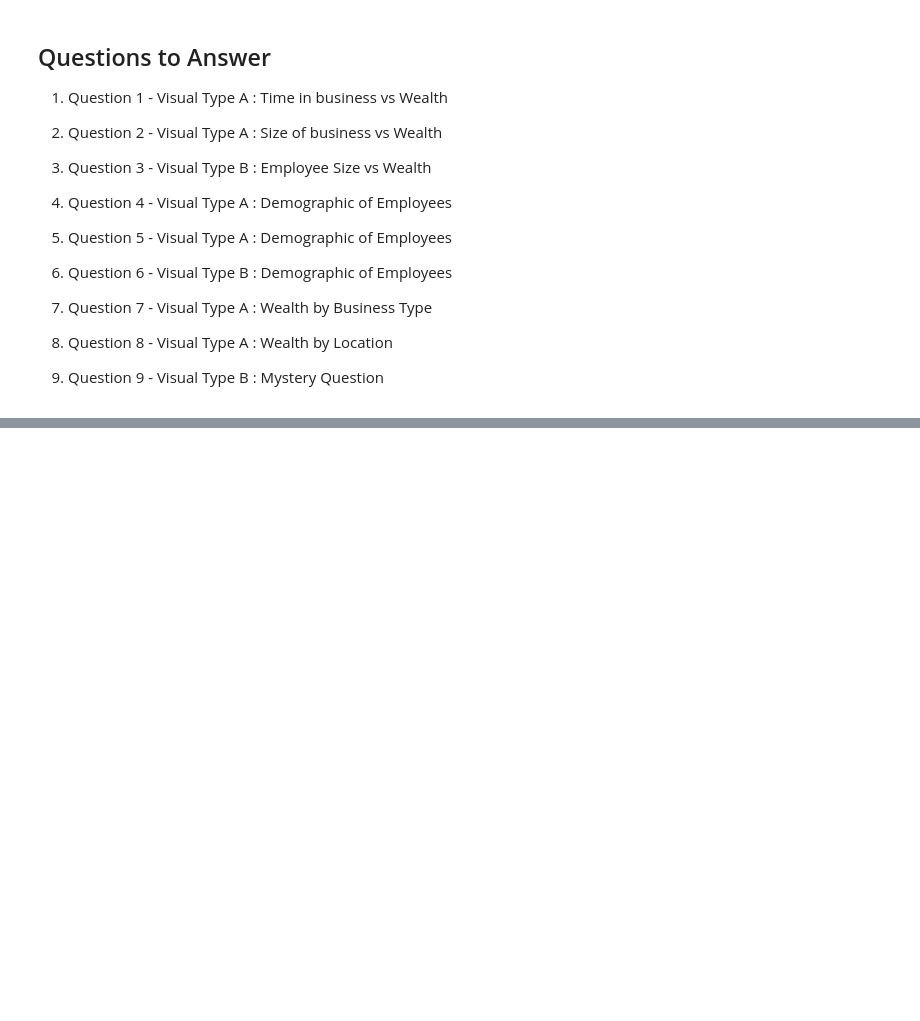
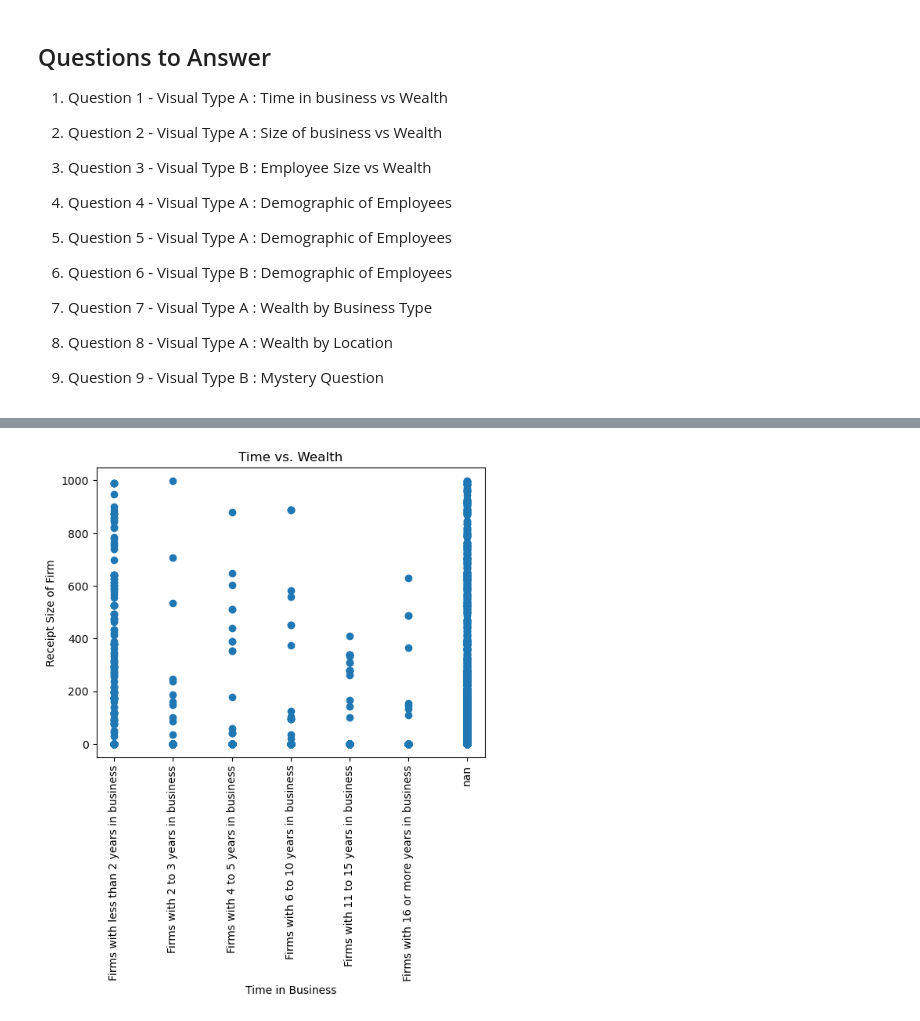
Before and after one commit to HardoModo/Dev10_Week8_Assessment, a Jupyter notebook: main.ipynb, the cells around one changed output, grey strips where cells are left out. Drawn from its saved outputs; the diff is of its cells as text; code cells hidden in the pictures; blank space fills up the shorter version.

```diff
--- a/main.ipynb
+++ b/main.ipynb
@@ -189,0 +142,25 @@ fig.show()
+# %%
+mergedTables['Annual payroll ($1,000) (PAYANN)'] = pd.to_numeric(mergedTables['Annual payroll ($1,000) (PAYANN)'], errors='coerce')
+
+fig = px.treemap(mergedTables, path=['Meaning of NAICS code (NAICS2017_LABEL)'], values='Annual payroll ($1,000) (PAYANN)')
+
+fig.update_layout(title='Wealth by Industry')
+fig.show()
+
+#Add values to boxes
+# %%
+mergedTables['Meaning of Years in business code (YIBSZFI_LABEL)'] = mergedTables['Meaning of Years in business code (YIBSZFI_LABEL)'].astype(str)
+
+data = mergedTables[['Meaning of Years in business code (YIBSZFI_LABEL)', 'Annual payroll ($1,000) (PAYANN)']].fillna((0))
+
+plt.scatter(data['Meaning of Years in business code (YIBSZFI_LABEL)'], data['Annual payroll ($1,000) (PAYANN)'])
+plt.xlabel('Time in Business')
+plt.ylabel('Receipt Size of Firm')
+plt.title('Time vs. Wealth')
+plt.xticks(rotation=90)
+
+plt.show()
+
+#Remove NaN
+# %% [output]
+[figure, added]
```
Also changed, not shown: parts of 38 cells of this notebook, 3 other files.
